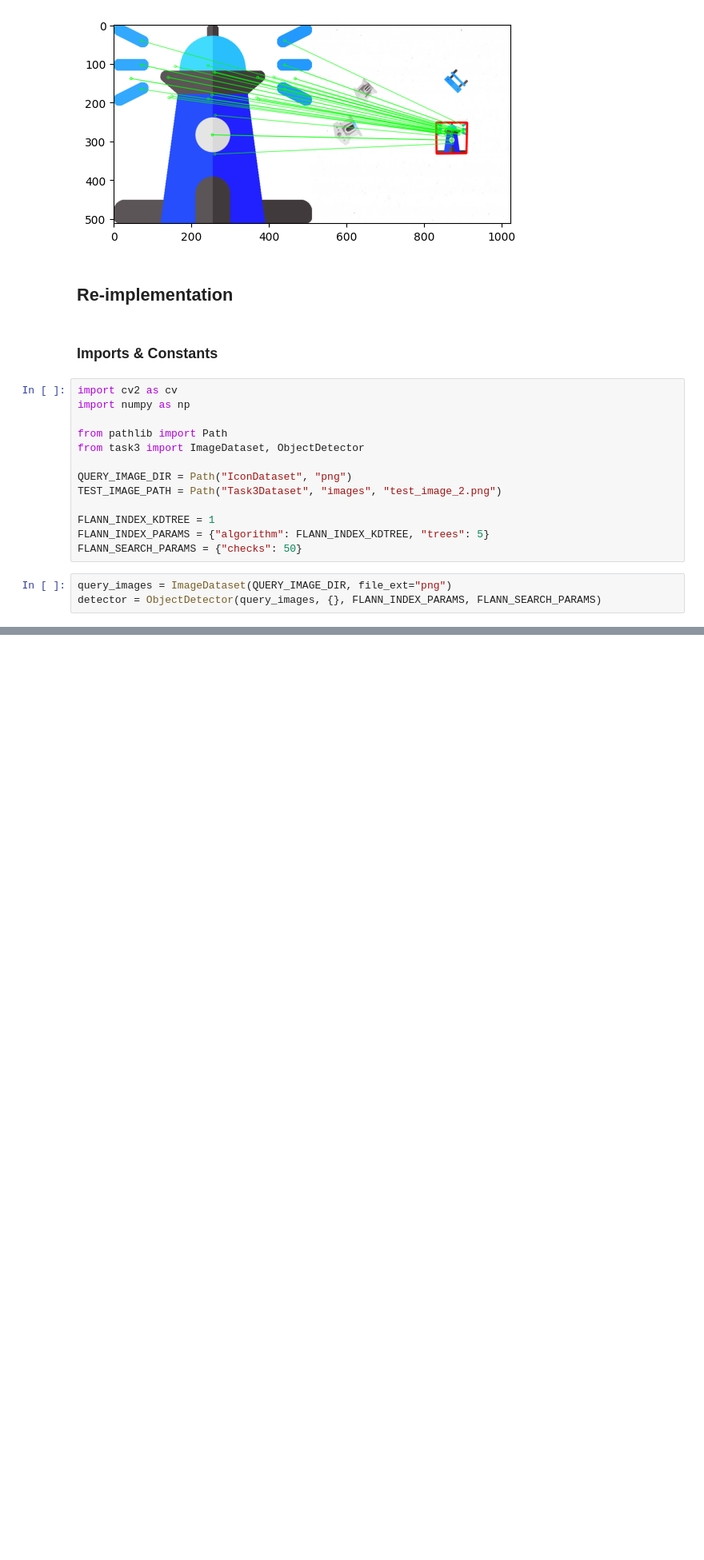
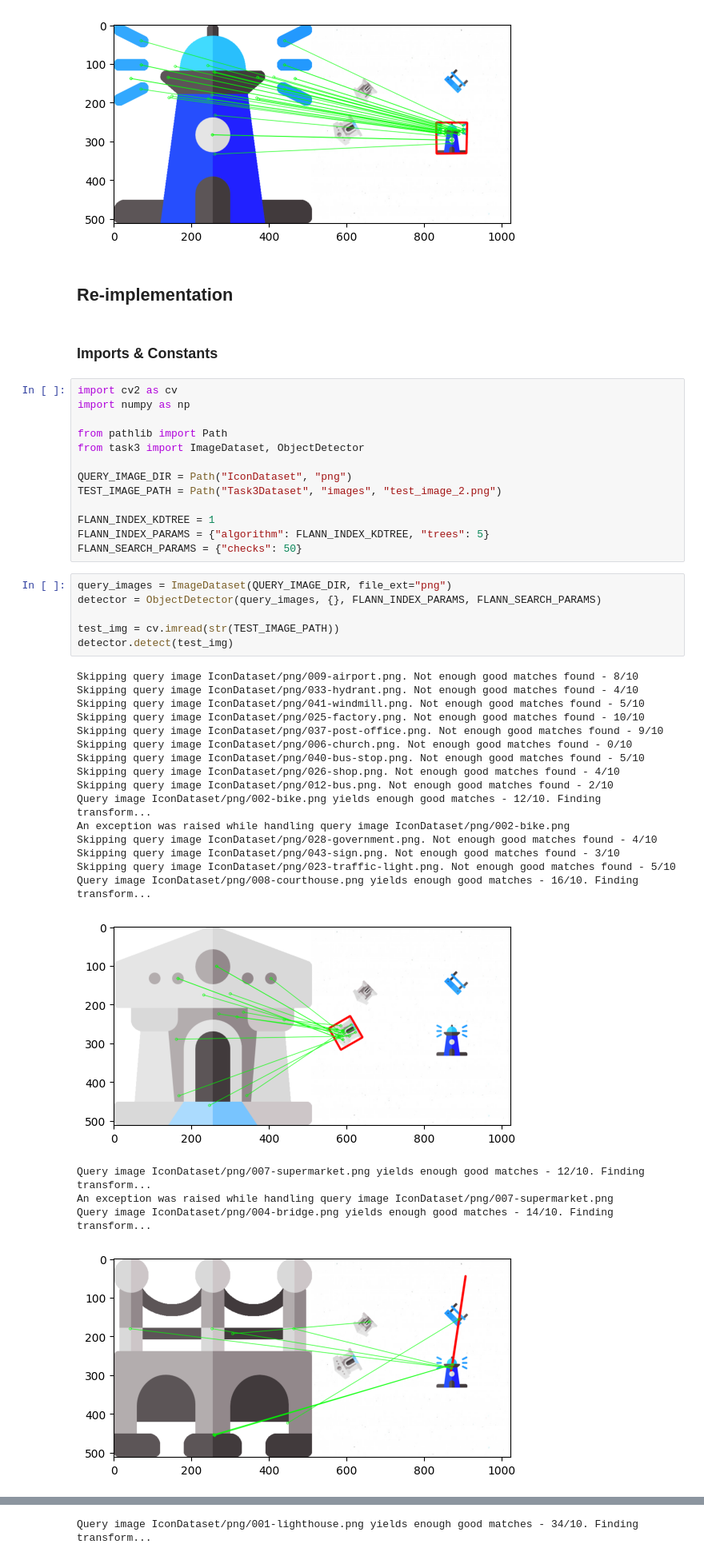
Before and after one commit to coeus-uk/computer-vision, a Jupyter notebook: Task3.ipynb, the cells around one changed output, grey strips where cells are left out. Shown: that part at 80% size. Cells and saved outputs as stored; diff of their text form; blank space fills up the shorter version.

```diff
--- a/Task3.ipynb
+++ b/Task3.ipynb
@@ -162,3 +162,27 @@ FLANN_SEARCH_PARAMS = {"checks": 50}
 # %%
 query_images = ImageDataset(QUERY_IMAGE_DIR, file_ext="png")
 detector = ObjectDetector(query_images, {}, FLANN_INDEX_PARAMS, FLANN_SEARCH_PARAMS)
+
+test_img = cv.imread(str(TEST_IMAGE_PATH))
+detector.detect(test_img)
+# %% [output]
+Skipping query image IconDataset/png/009-airport.png. Not enough good matches found - 8/10
+Skipping query image IconDataset/png/033-hydrant.png. Not enough good matches found - 4/10
+Skipping query image IconDataset/png/041-windmill.png. Not enough good matches found - 5/10
+Skipping query image IconDataset/png/025-factory.png. Not enough good matches found - 10/10
+Skipping query image IconDataset/png/037-post-office.png. Not enough good matches found - 9/10
+Skipping query image IconDataset/png/006-church.png. Not enough good matches found - 0/10
+Skipping query image IconDataset/png/040-bus-stop.png. Not enough good matches found - 5/10
+Skipping query image IconDataset/png/026-shop.png. Not enough good matches found - 4/10
+Skipping query image IconDataset/png/012-bus.png. Not enough good matches found - 2/10
+Query image IconDataset/png/002-bike.png yields enough good matches - 12/10. Finding transform...
+An exception was raised while handling query image IconDataset/png/002-bike.png
+Skipping query image IconDataset/png/028-government.png. Not enough good matches found - 4/10
+Skipping query image IconDataset/png/043-sign.png. Not enough good matches found - 3/10
+Skipping query image IconDataset/png/023-traffic-light.png. Not enough good matches found - 5/10
+Query image IconDataset/png/008-courthouse.png yields enough good matches - 16/10. Finding transform...
+[figure, added]
+Query image IconDataset/png/007-supermarket.png yields enough good matches - 12/10. Finding transform...
+An exception was raised while handling query image IconDataset/png/007-supermarket.png
+Query image IconDataset/png/004-bridge.png yields enough good matches - 14/10. Finding transform...
+[figure, added]
@@ -164,0 +224 @@ detector = ObjectDetector(query_images, {}, FLANN_INDEX_PARAMS, FLANN_SEARCH_PAR
+Query image IconDataset/png/001-lighthouse.png yields enough good matches - 34/10. Finding transform...
```
Also changed, not shown: parts of 3 cells of this notebook, 1 other file.
